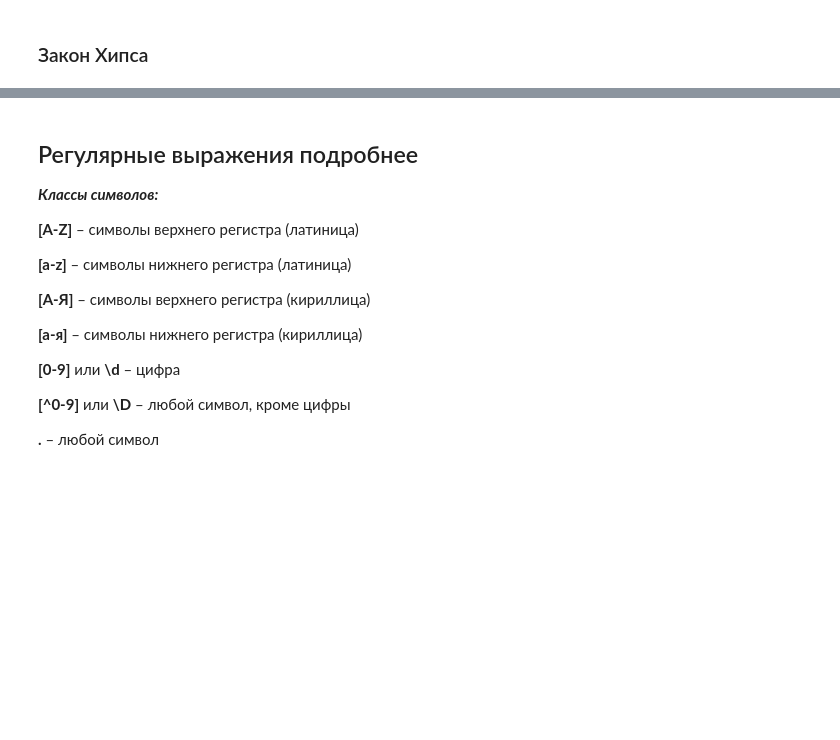
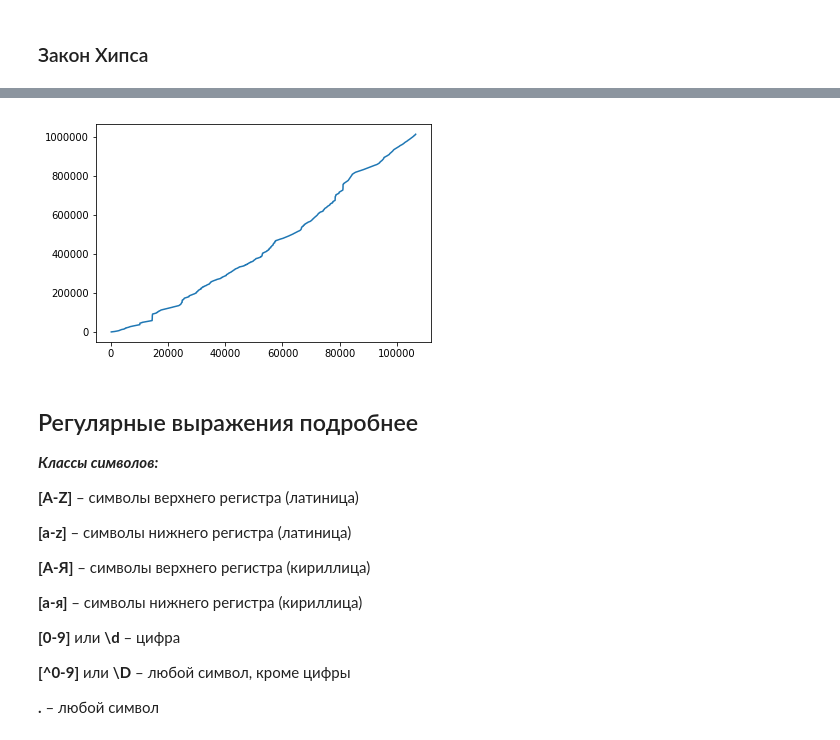
Before and after one commit to artemovae/nlp-course-sberbank, a Jupyter notebook: intro.ipynb, the cells around one changed output, grey strips where cells are left out. Saved outputs shown, nothing was run; the diff lists cells and outputs as text; code cells hidden in the pictures; blank space fills up the shorter version.

```diff
--- a/intro.ipynb
+++ b/intro.ipynb
@@ -261,3 +258,9 @@ show(p)
+# %%
+fig, ax = plt.subplots()
+ax.plot(n_types, n_tokens)
+plt.show()
+# %% [output]
+[figure, added]
 # %% [markdown]
 ##  Регулярные выражения подробнее
 
```
Also changed, not shown: parts of 14 cells of this notebook, 1 other file.
